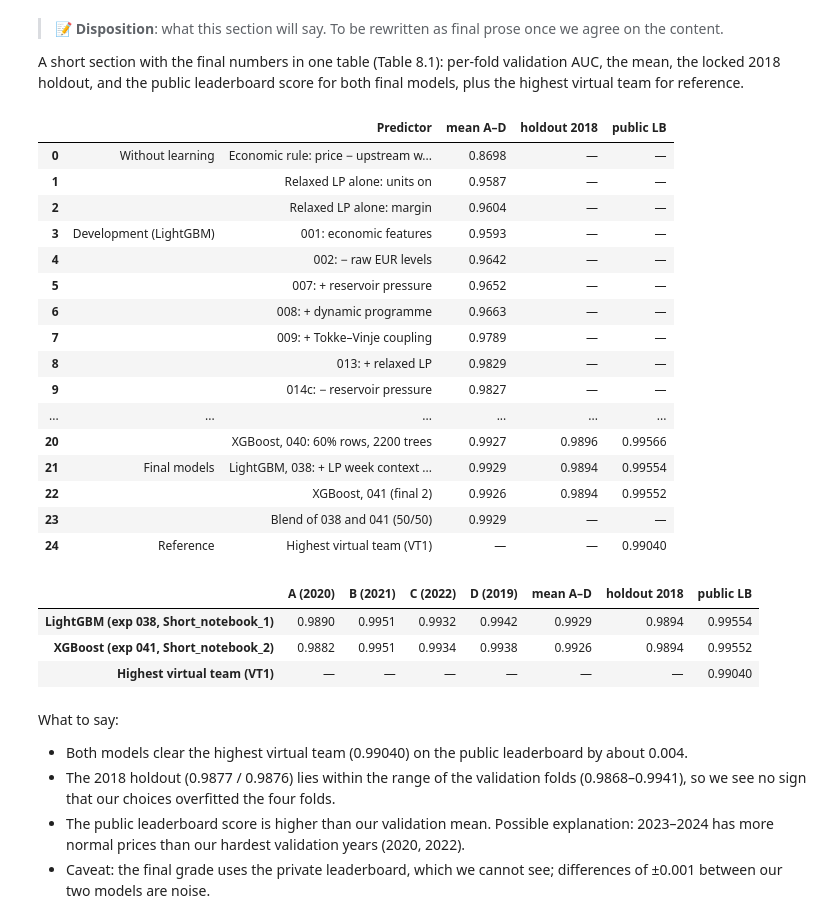
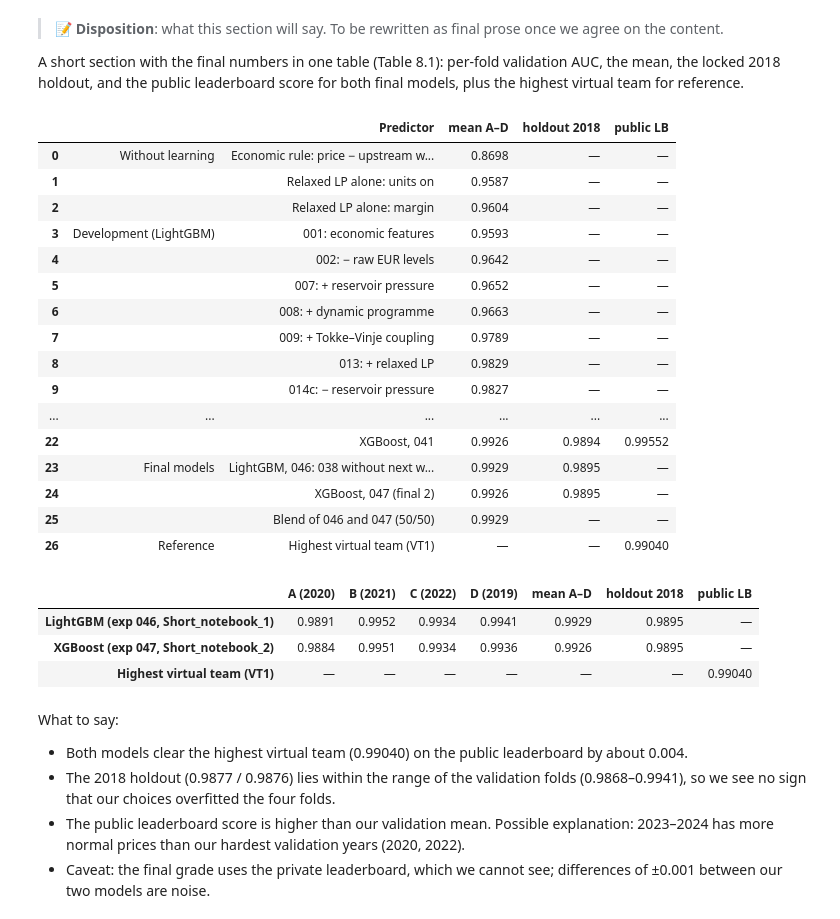
Before and after one commit to idatomine/Women-in-AI-tdt4173, a Jupyter notebook: Report.ipynb, the cells around one changed output. Saved outputs shown, nothing was run; the diff lists cells and outputs as text; code cells hidden in the pictures.

```diff
--- a/Report.ipynb
+++ b/Report.ipynb
@@ -882,7 +880,7 @@ We will compare all predictor types we tried *on the same folds*, from no learni
 final models (Table 5.1), and explain why some work better than others.
 # %%
 # Table 5.1: predictor types on the same folds (A–D)
-lp, lp_names = load_group("relaxed_lp_best", data)  # the LP of the final models (exp 038/041)
+lp, lp_names = load_group("relaxed_lp_best", data)  # the LP of the final models (exp 046/047)
 lp_on, lp_margin = lp[..., lp_names.index("lpb_unit_on")], lp[..., lp_names.index("lpb_margin")]
 rule = (week_prices(data)[:, None, :] - upstream_wv(data, 7)[:, :, None])
 
@@ -906,10 +904,11 @@ table_51 = pd.DataFrame({
     "LightGBM without LP features (exp 009)": fold_scores(saved("exp_009_tokke_vinje")),
     "XGBoost without LP features (exp 012)": fold_scores(saved("exp_012_xgboost")),
     "LightGBM, one model per unit (exp 028f)": fold_scores(saved("exp_028f_per_unit")),
-    "LightGBM, pooled (exp 038, final 1)": fold_scores(saved("exp_038_dispatch_context")),
-    "XGBoost, pooled (exp 041, final 2)": fold_scores(saved("exp_041_xgb_dispatch_context")),
-    "Blend 50/50 of exp 038 and 041": fold_scores(lambda f, idx: 0.5 * np.load(EXP / "exp_038_dispatch_context" / f"pred_{f}.npy")
-                                                   + 0.5 * np.load(EXP / "exp_041_xgb_dispatch_context" / f"pred_{f}.npy")),
+    "LightGBM, with next week's price (exp 038)": fold_scores(saved("exp_038_dispatch_context")),
+    "LightGBM, pooled (exp 046, final 1)": fold_scores(saved("exp_046_no_next_week_price")),
+    "XGBoost, pooled (exp 047, final 2)": fold_scores(saved("exp_047_xgb_no_next_week_price")),
+    "Blend 50/50 of exp 046 and 047": fold_scores(lambda f, idx: 0.5 * np.load(EXP / "exp_046_no_next_week_price" / f"pred_{f}.npy")
+                                                   + 0.5 * np.load(EXP / "exp_047_xgb_no_next_week_price" / f"pred_{f}.npy")),
 }).T.round(4)
 show_table(table_51, "5.1")
 # %% [output]
@@ -1375,7 +1375,8 @@ holdout = results.dropna(subset=["holdout_2018"]).drop_duplicates("name", keep="
 public_lb = {"exp_017_lp_minflow": 0.99042, "exp_021_lp_commitment": 0.99067, "exp_024_lp_shop": 0.99099,
              "exp_029_main_river": 0.99414, "exp_030_xgb_main_river": 0.99429,
              "exp_038_dispatch_context": 0.99554, "exp_041_xgb_dispatch_context": 0.99552,
-             "exp_039_dispatch_capacity": 0.99559, "exp_040_xgb_dispatch_capacity": 0.99566}  # final files; from journal.md
+             "exp_039_dispatch_capacity": 0.99559, "exp_040_xgb_dispatch_capacity": 0.99566,
+             "exp_046_no_next_week_price": None, "exp_047_xgb_no_next_week_price": None}  # TODO: public LB of 046/047 after upload  # final files; from journal.md
 mean_of = lambda name: cv_rows.loc[name, "mean"]
 rows = [  # (group, predictor, mean A–D, holdout 2018, public LB)
     ("Without learning", "Economic rule: price − upstream water value", table_51.loc["Rule: price − upstream water value (+7 d)", "mean"], None, None),
@@ -1390,56 +1391,58 @@ stages = [("exp_001_baseline_v2", "001: economic features"), ("exp_002_no_raw_eu
           ("exp_029_main_river", "029: LP routing fix"), ("exp_037_terminal_efficiency", "037: LP efficient end value")]
 for i, (name, label) in enumerate(stages):
     rows.append(("Development (LightGBM)" if i == 0 else "", label, mean_of(name), None, public_lb.get(name)))
 rows += [
     ("Other predictors, final features", "Logistic regression (042)", mean_of("exp_042_logistic_final"), None, None),
     ("", "Neural network, MLP (044)", mean_of("exp_044_mlp_final"), None, None),
     ("", "Neural network, MLP tuned (045c)", mean_of("exp_045c_mlp_slow_lr"), None, None),
     ("", "Random forest (043)", mean_of("exp_043_random_forest_final"), None, None),
     ("Larger fit, not selected", "LightGBM, 039: 60% rows, 2200 trees", mean_of("exp_039_dispatch_capacity"), holdout["exp_039_dispatch_capacity"], public_lb["exp_039_dispatch_capacity"]),
     ("", "XGBoost, 040: 60% rows, 2200 trees", mean_of("exp_040_xgb_dispatch_capacity"), holdout["exp_040_xgb_dispatch_capacity"], public_lb["exp_040_xgb_dispatch_capacity"]),
-    ("Final models", "LightGBM, 038: + LP week context (final 1)", mean_of("exp_038_dispatch_context"), holdout["exp_038_dispatch_context"], public_lb["exp_038_dispatch_context"]),
-    ("", "XGBoost, 041 (final 2)", mean_of("exp_041_xgb_dispatch_context"), holdout["exp_041_xgb_dispatch_context"], public_lb["exp_041_xgb_dispatch_context"]),
-    ("", "Blend of 038 and 041 (50/50)", table_51.loc["Blend 50/50 of exp 038 and 041", "mean"], None, None),
+    ("With next week's price, replaced", "LightGBM, 038: + LP week context", mean_of("exp_038_dispatch_context"), holdout["exp_038_dispatch_context"], public_lb["exp_038_dispatch_context"]),
+    ("", "XGBoost, 041", mean_of("exp_041_xgb_dispatch_context"), holdout["exp_041_xgb_dispatch_context"], public_lb["exp_041_xgb_dispatch_context"]),
+    ("Final models", "LightGBM, 046: 038 without next week's price (final 1)", mean_of("exp_046_no_next_week_price"), holdout["exp_046_no_next_week_price"], public_lb["exp_046_no_next_week_price"]),
+    ("", "XGBoost, 047 (final 2)", mean_of("exp_047_xgb_no_next_week_price"), holdout["exp_047_xgb_no_next_week_price"], public_lb["exp_047_xgb_no_next_week_price"]),
+    ("", "Blend of 046 and 047 (50/50)", table_51.loc["Blend 50/50 of exp 046 and 047", "mean"], None, None),
     ("Reference", "Highest virtual team (VT1)", None, None, 0.99040),
 ]
 fmt = lambda v, digits: "—" if v is None or pd.isna(v) else f"{v:.{digits}f}"
 overall = pd.DataFrame([(g, p, fmt(m, 4), fmt(h, 4), fmt(lb, 5)) for g, p, m, h, lb in rows],
                        columns=["", "Predictor", "mean A–D", "holdout 2018", "public LB"])
 show_table(overall, "8.1", columns=r">{\raggedright\arraybackslash}p{0.2\linewidth}>{\raggedright\arraybackslash}p{0.42\linewidth}lll")
 overall
 # %% [output]
 |  |  | Predictor | mean A–D | holdout 2018 | public LB |
 | 0 | Without learning | Economic rule: price − upstream w... | 0.8698 | — | — |
 | 1 |  | Relaxed LP alone: units on | 0.9587 | — | — |
 | 2 |  | Relaxed LP alone: margin | 0.9604 | — | — |
 | 3 | Development (LightGBM) | 001: economic features | 0.9593 | — | — |
 | 4 |  | 002: − raw EUR levels | 0.9642 | — | — |
 | 5 |  | 007: + reservoir pressure | 0.9652 | — | — |
 | 6 |  | 008: + dynamic programme | 0.9663 | — | — |
 | 7 |  | 009: + Tokke–Vinje coupling | 0.9789 | — | — |
 | 8 |  | 013: + relaxed LP | 0.9829 | — | — |
 | 9 |  | 014c: − reservoir pressure | 0.9827 | — | — |
 | ... | ... | ... | ... | ... | ... |
-| 20 |  | XGBoost, 040: 60% rows, 2200 trees | 0.9927 | 0.9896 | 0.99566 |
-| 21 | Final models | LightGBM, 038: + LP week context ... | 0.9929 | 0.9894 | 0.99554 |
-| 22 |  | XGBoost, 041 (final 2) | 0.9926 | 0.9894 | 0.99552 |
-| 23 |  | Blend of 038 and 041 (50/50) | 0.9929 | — | — |
-| 24 | Reference | Highest virtual team (VT1) | — | — | 0.99040 |
+| 22 |  | XGBoost, 041 | 0.9926 | 0.9894 | 0.99552 |
+| 23 | Final models | LightGBM, 046: 038 without next w... | 0.9929 | 0.9895 | — |
+| 24 |  | XGBoost, 047 (final 2) | 0.9926 | 0.9895 | — |
+| 25 |  | Blend of 046 and 047 (50/50) | 0.9929 | — | — |
+| 26 | Reference | Highest virtual team (VT1) | — | — | 0.99040 |
 # %%
 # Table 8.2: per-fold results of the final models
 final = pd.DataFrame({
-    "LightGBM (exp 038, Short_notebook_1)": {**cv_rows.loc["exp_038_dispatch_context", ["A", "B", "C", "D", "mean"]].to_dict(),
-                                              "holdout_2018": holdout["exp_038_dispatch_context"], "public LB": 0.99554},
-    "XGBoost (exp 041, Short_notebook_2)": {**cv_rows.loc["exp_041_xgb_dispatch_context", ["A", "B", "C", "D", "mean"]].to_dict(),
-                                             "holdout_2018": holdout["exp_041_xgb_dispatch_context"], "public LB": 0.99552},
+    "LightGBM (exp 046, Short_notebook_1)": {**cv_rows.loc["exp_046_no_next_week_price", ["A", "B", "C", "D", "mean"]].to_dict(),
+                                              "holdout_2018": holdout["exp_046_no_next_week_price"], "public LB": public_lb["exp_046_no_next_week_price"]},
+    "XGBoost (exp 047, Short_notebook_2)": {**cv_rows.loc["exp_047_xgb_no_next_week_price", ["A", "B", "C", "D", "mean"]].to_dict(),
+                                             "holdout_2018": holdout["exp_047_xgb_no_next_week_price"], "public LB": public_lb["exp_047_xgb_no_next_week_price"]},
     "Highest virtual team (VT1)": {"public LB": 0.99040},
 }).T
 final.columns = ["A (2020)", "B (2021)", "C (2022)", "D (2019)", "mean A–D", "holdout 2018", "public LB"]
 show_table(final.apply(lambda col: col.map(lambda v: "—" if pd.isna(v) else f"{v:.5f}" if col.name == "public LB" else f"{v:.4f}")), "8.2")
 # %% [output]
 |  | A (2020) | B (2021) | C (2022) | D (2019) | mean A–D | holdout 2018 | public LB |
-| LightGBM (exp 038, Short_notebook_1) | 0.9890 | 0.9951 | 0.9932 | 0.9942 | 0.9929 | 0.9894 | 0.99554 |
-| XGBoost (exp 041, Short_notebook_2) | 0.9882 | 0.9951 | 0.9934 | 0.9938 | 0.9926 | 0.9894 | 0.99552 |
+| LightGBM (exp 046, Short_notebook_1) | 0.9891 | 0.9952 | 0.9934 | 0.9941 | 0.9929 | 0.9895 | — |
+| XGBoost (exp 047, Short_notebook_2) | 0.9884 | 0.9951 | 0.9934 | 0.9936 | 0.9926 | 0.9895 | — |
 | Highest virtual team (VT1) | — | — | — | — | — | — | 0.99040 |
 # %% [markdown]
 What to say:
```
Also changed, not shown: parts of 4 cells of this notebook, 22 other files.
